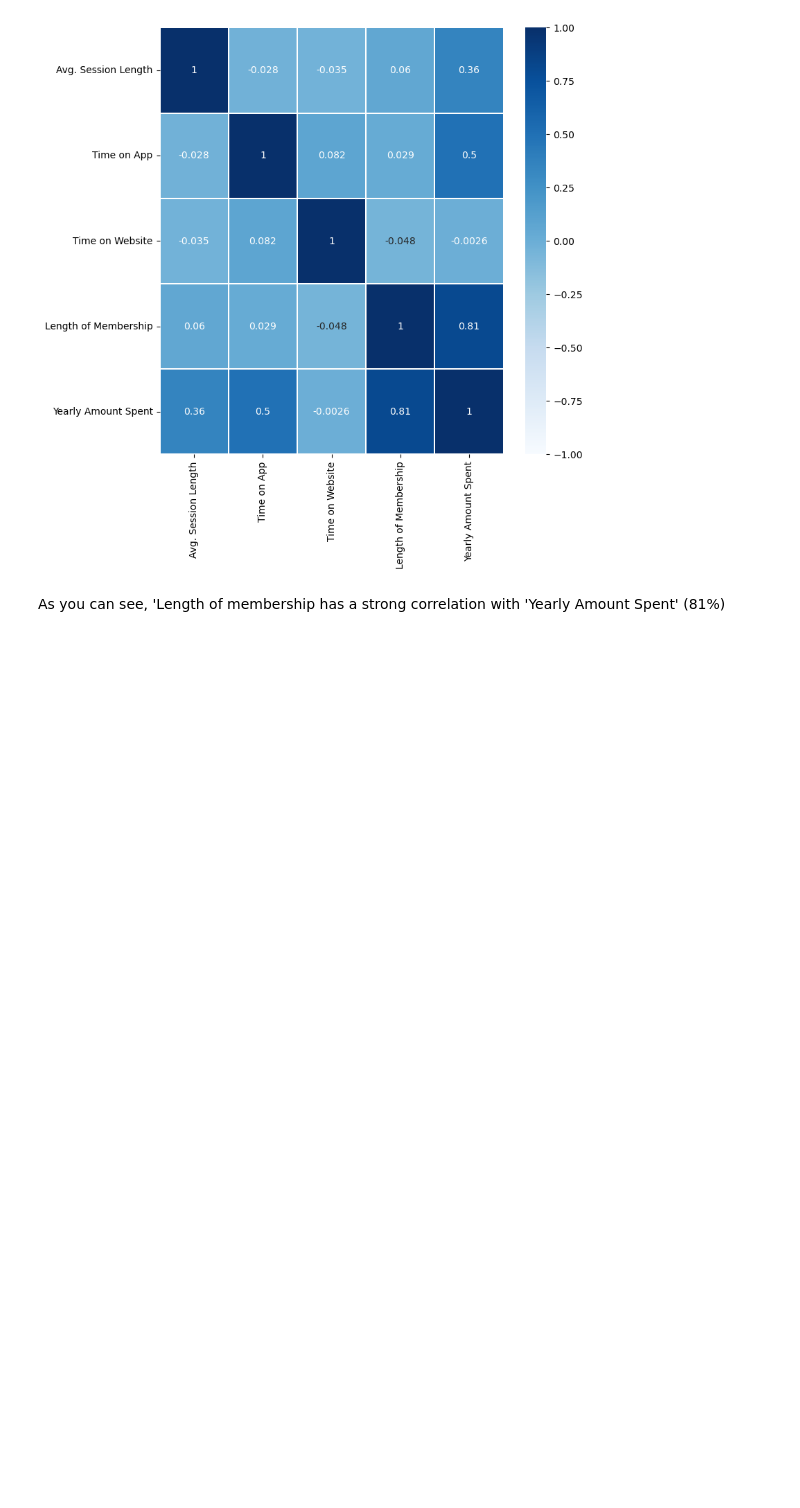
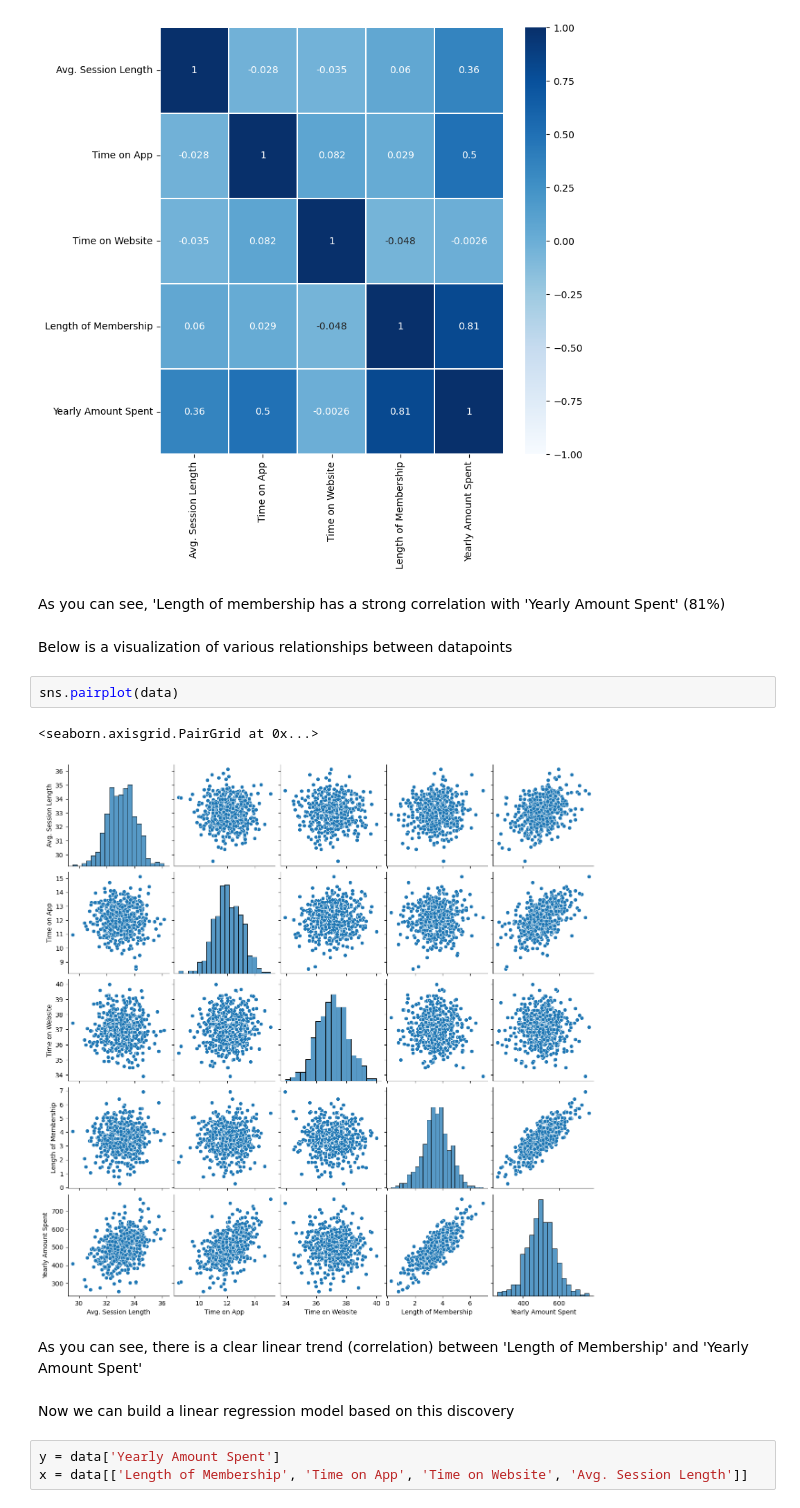
Before and after one commit to cwg7/ecommerce_linear_regression, a Jupyter notebook: ecommerce_linear_regression.ipynb, the cells around one changed output. Saved outputs shown, nothing was run; the diff lists cells and outputs as text; blank space fills up the shorter version.

```diff
--- a/ecommerce_linear_regression.ipynb
+++ b/ecommerce_linear_regression.ipynb
@@ -54,3 +50,17 @@ sns.heatmap(correlation, vmin=-1, cmap="Blues",
 [figure]
 # %% [markdown]
  As you can see, 'Length of membership has a strong correlation with 'Yearly Amount Spent' (81%)
+# %% [markdown]
+Below is a visualization of various relationships between datapoints
+# %%
+sns.pairplot(data)
+# %% [output]
+<seaborn.axisgrid.PairGrid at 0x...>
+[figure, added]
+# %% [markdown]
+As you can see, there is a clear linear trend (correlation) between 'Length of Membership' and 'Yearly Amount Spent'
+# %% [markdown]
+Now we can build a linear regression model based on this discovery
+# %%
+y = data['Yearly Amount Spent']
+x = data[['Length of Membership', 'Time on App', 'Time on Website', 'Avg. Session Length']]
```
Also changed, not shown: parts of 1 cell of this notebook.
